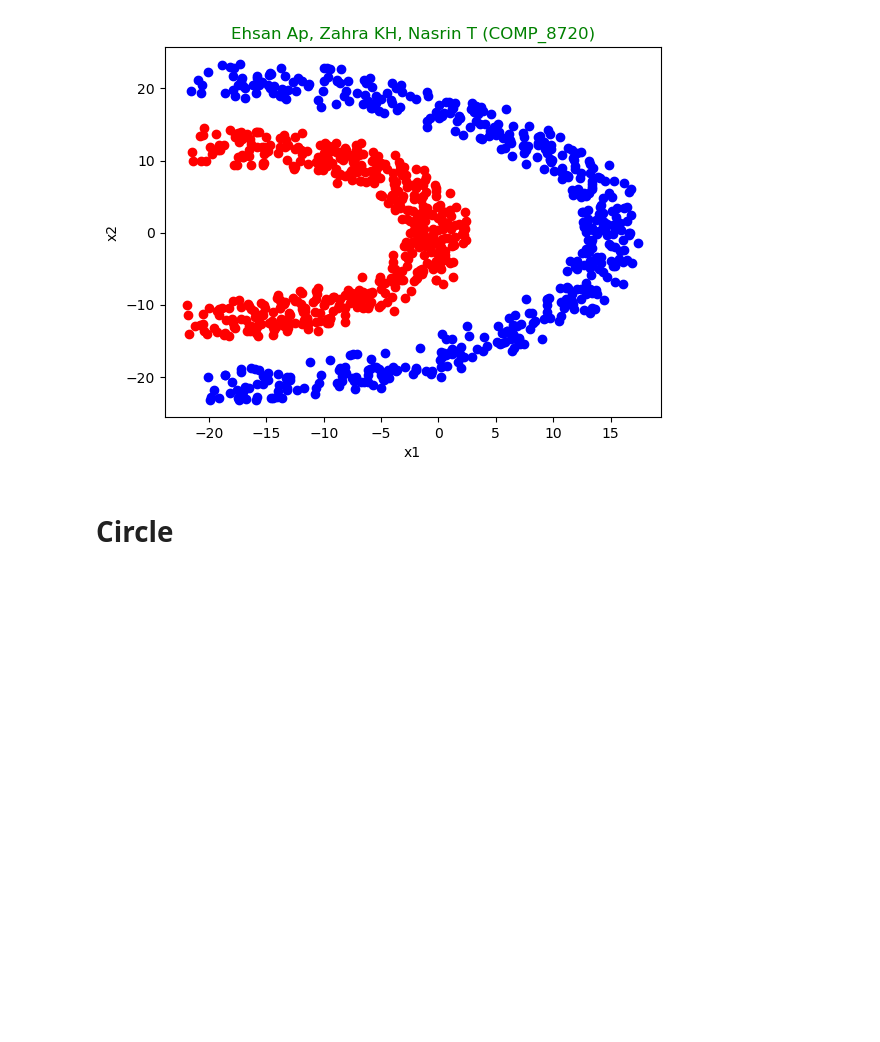
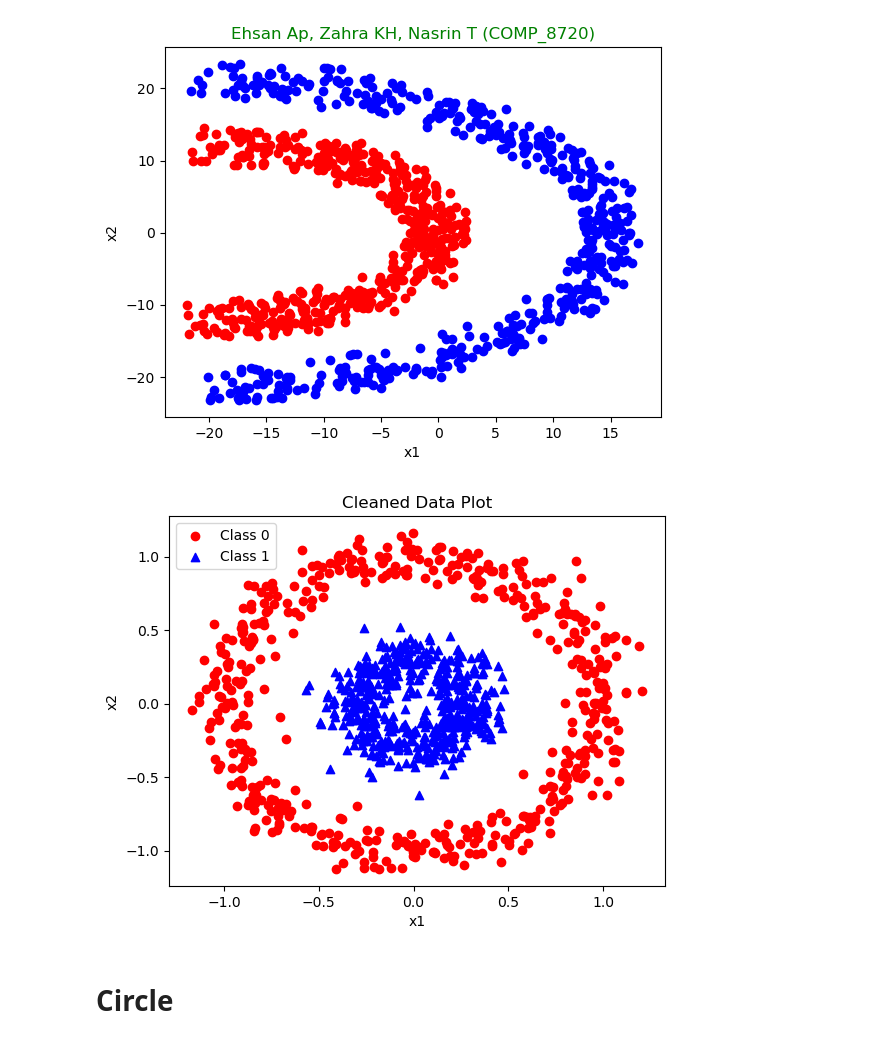
Before and after one commit to ehsanap7/adv_topics_ai, a Jupyter notebook: assignments/assignment_1,2,3/code/clustering_models_3.ipynb, the cells around one changed output. Drawn from its saved outputs; the diff is of its cells as text; code cells hidden in the pictures; blank space fills up the shorter version.

```diff
--- a/assignments/assignment_1,2,3/code/clustering_models_3.ipynb
+++ b/assignments/assignment_1,2,3/code/clustering_models_3.ipynb
@@ -103,6 +103,37 @@ plt.show()
 [figure]
 [figure]
 [figure]
+# %%
+
+data = circle_csv
+
+# Calculate the IQR for x1 and x2
+Q1_x1 = data['x1'].quantile(0.25)
+Q3_x1 = data['x1'].quantile(0.75)
+IQR_x1 = Q3_x1 - Q1_x1
+
+Q1_x2 = data['x2'].quantile(0.25)
+Q3_x2 = data['x2'].quantile(0.75)
+IQR_x2 = Q3_x2 - Q1_x2
+
+# Remove outliers based on the IQR method
+data_cleaned = data[(data['x1'] > Q1_x1 - 1.5 * IQR_x1) & (data['x1'] < Q3_x1 + 1.5 * IQR_x1) &
+                    (data['x2'] > Q1_x2 - 1.5 * IQR_x2) & (data['x2'] < Q3_x2 + 1.5 * IQR_x2)]
+
+# Split the data into two classes based on the target label
+cdf_circle_0 = data_cleaned[data_cleaned['label'] == 0]
+cdf_circle_1 = data_cleaned[data_cleaned['label'] == 1]
+
+# Plot the cleaned data with different shapes for each class
+plt.scatter(cdf_circle_0.x1, cdf_circle_0.x2, color='red', marker='o', label='Class 0')
+plt.scatter(cdf_circle_1.x1, cdf_circle_1.x2, color='blue', marker='^', label='Class 1')
+plt.xlabel("x1")
+plt.ylabel("x2")
+plt.title("Cleaned Data Plot")
+plt.legend()
+plt.show()
+# %% [output]
+[figure, added]
 # %%
 def calculate_xb_index(X, y, wcss):
     n_samples, n_features = X.shape
```
Also changed, not shown: parts of 5 cells of this notebook, 1 other file.
